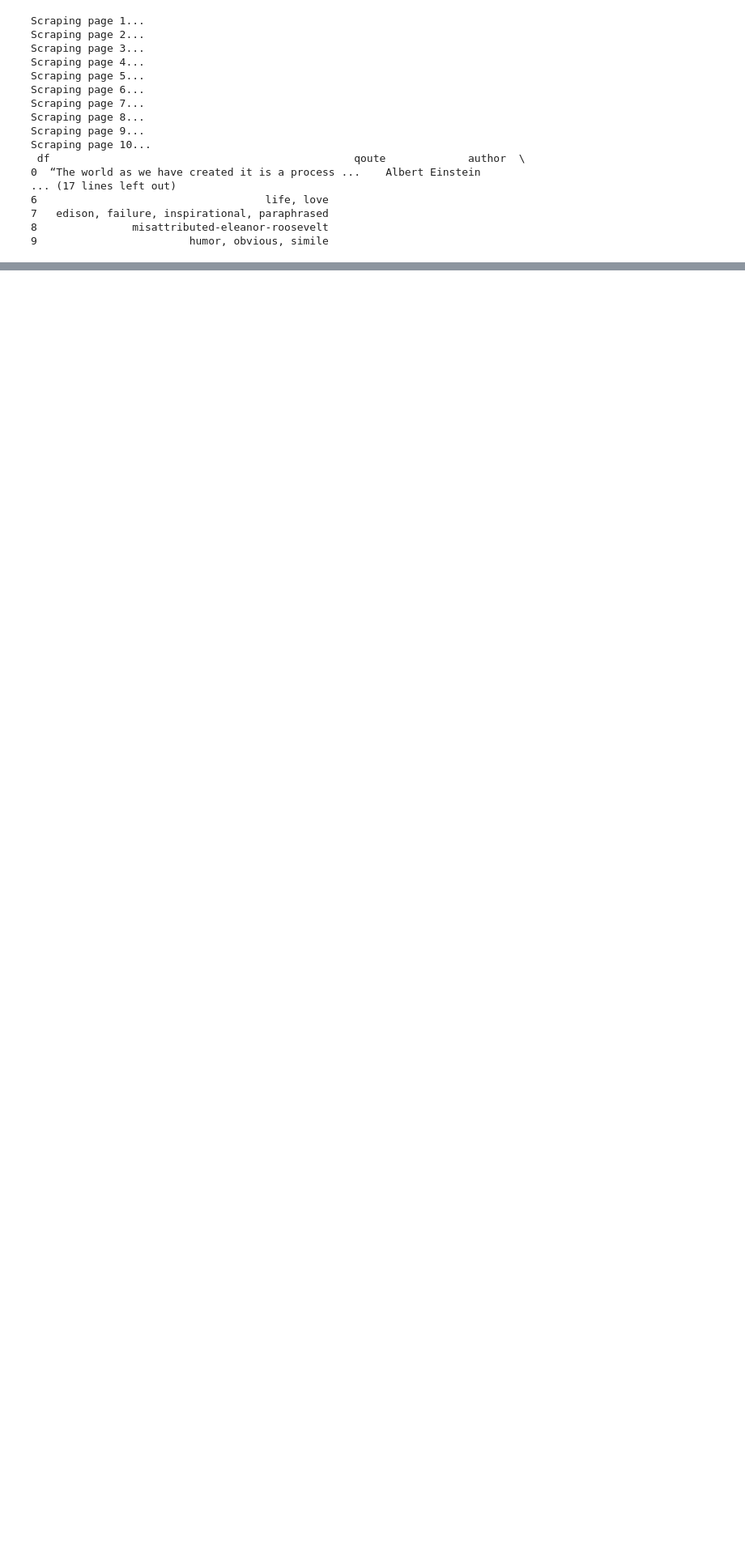
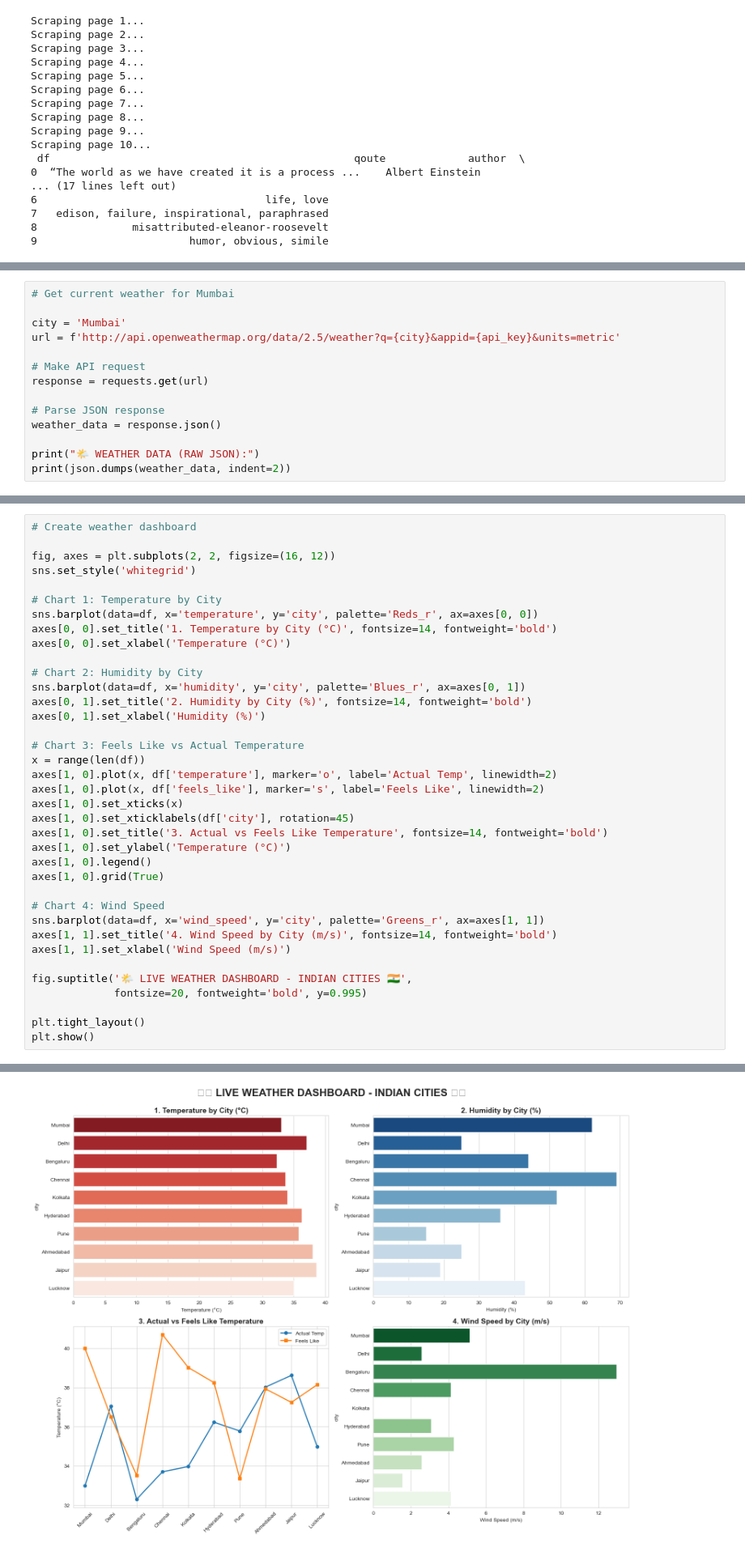
Before and after one commit to hash64/30-Day-Data-Science-Journey, a Jupyter notebook: day-04-webscrapping.ipynb, the cells around one changed output, grey strips where cells are left out. Shown at 81% size. Cells and saved outputs as stored; diff of their text form; blank space fills up the shorter version.

```diff
--- a/day-04-webscrapping.ipynb
+++ b/day-04-webscrapping.ipynb
@@ -187,0 +201,14 @@ Passing `palette` without assigning `hue` is deprecated and will be removed in v
+# %%
+# Get current weather for Mumbai
+
+city = 'Mumbai'
+url = f'http://api.openweathermap.org/data/2.5/weather?q={city}&appid={api_key}&units=metric'
+
+# Make API request
+response = requests.get(url)
+
+# Parse JSON response
+weather_data = response.json()
+
+print("🌤️ WEATHER DATA (RAW JSON):")
+print(json.dumps(weather_data, indent=2))
@@ -187,0 +308,38 @@ Passing `palette` without assigning `hue` is deprecated and will be removed in v
+# %%
+# Create weather dashboard
+
+fig, axes = plt.subplots(2, 2, figsize=(16, 12))
+sns.set_style('whitegrid')
+
+# Chart 1: Temperature by City
+sns.barplot(data=df, x='temperature', y='city', palette='Reds_r', ax=axes[0, 0])
+axes[0, 0].set_title('1. Temperature by City (°C)', fontsize=14, fontweight='bold')
+axes[0, 0].set_xlabel('Temperature (°C)')
+
+# Chart 2: Humidity by City
+sns.barplot(data=df, x='humidity', y='city', palette='Blues_r', ax=axes[0, 1])
+axes[0, 1].set_title('2. Humidity by City (%)', fontsize=14, fontweight='bold')
+axes[0, 1].set_xlabel('Humidity (%)')
+
+# Chart 3: Feels Like vs Actual Temperature
+x = range(len(df))
+axes[1, 0].plot(x, df['temperature'], marker='o', label='Actual Temp', linewidth=2)
+axes[1, 0].plot(x, df['feels_like'], marker='s', label='Feels Like', linewidth=2)
+axes[1, 0].set_xticks(x)
+axes[1, 0].set_xticklabels(df['city'], rotation=45)
+axes[1, 0].set_title('3. Actual vs Feels Like Temperature', fontsize=14, fontweight='bold')
+axes[1, 0].set_ylabel('Temperature (°C)')
+axes[1, 0].legend()
+axes[1, 0].grid(True)
+
+# Chart 4: Wind Speed
+sns.barplot(data=df, x='wind_speed', y='city', palette='Greens_r', ax=axes[1, 1])
+axes[1, 1].set_title('4. Wind Speed by City (m/s)', fontsize=14, fontweight='bold')
+axes[1, 1].set_xlabel('Wind Speed (m/s)')
+
+fig.suptitle('🌤️ LIVE WEATHER DASHBOARD - INDIAN CITIES 🇮🇳',
+             fontsize=20, fontweight='bold', y=0.995)
+
+plt.tight_layout()
+plt.show()
+# %% [output]
@@ -187,0 +357 @@ Passing `palette` without assigning `hue` is deprecated and will be removed in v
+[figure, added]
```
Also changed, not shown: parts of 10 cells of this notebook, 2 other files.
